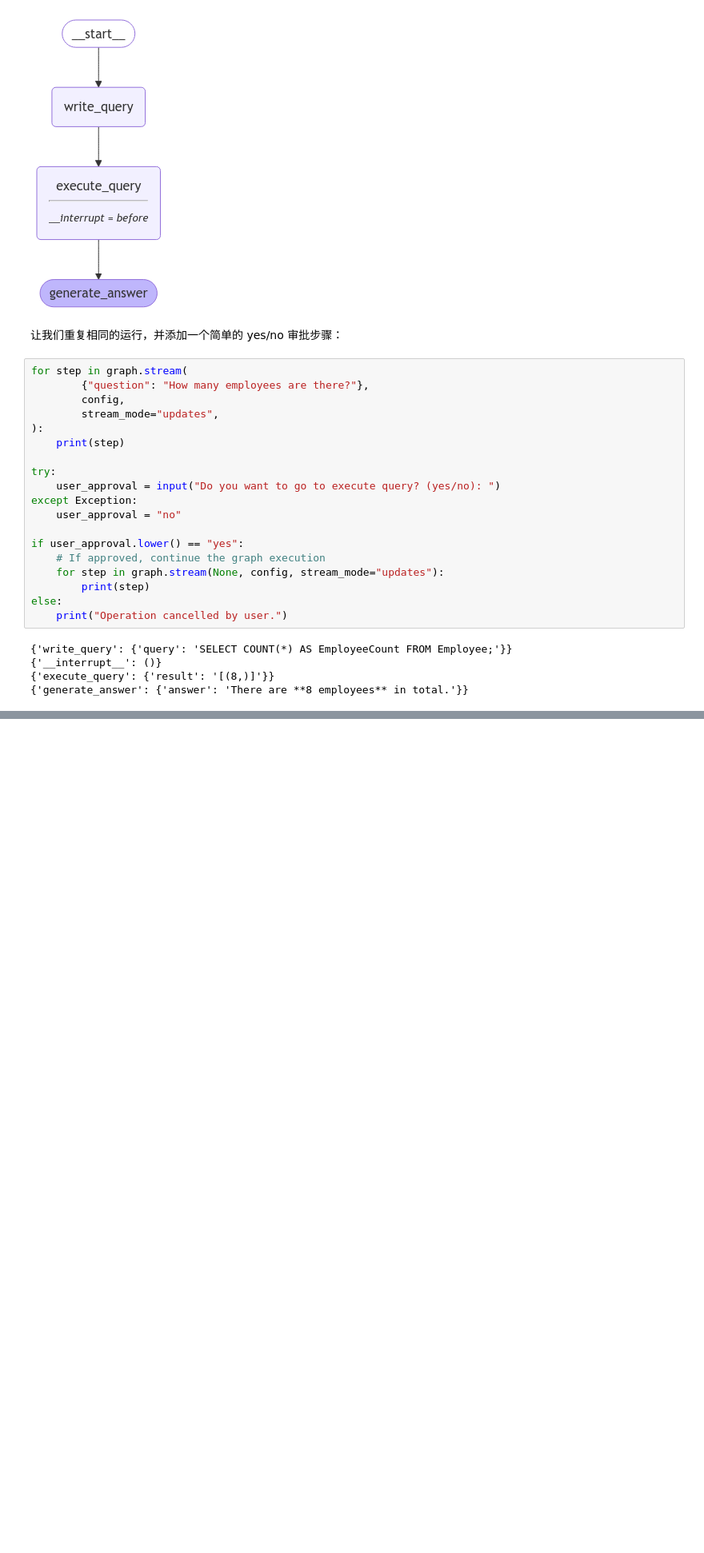
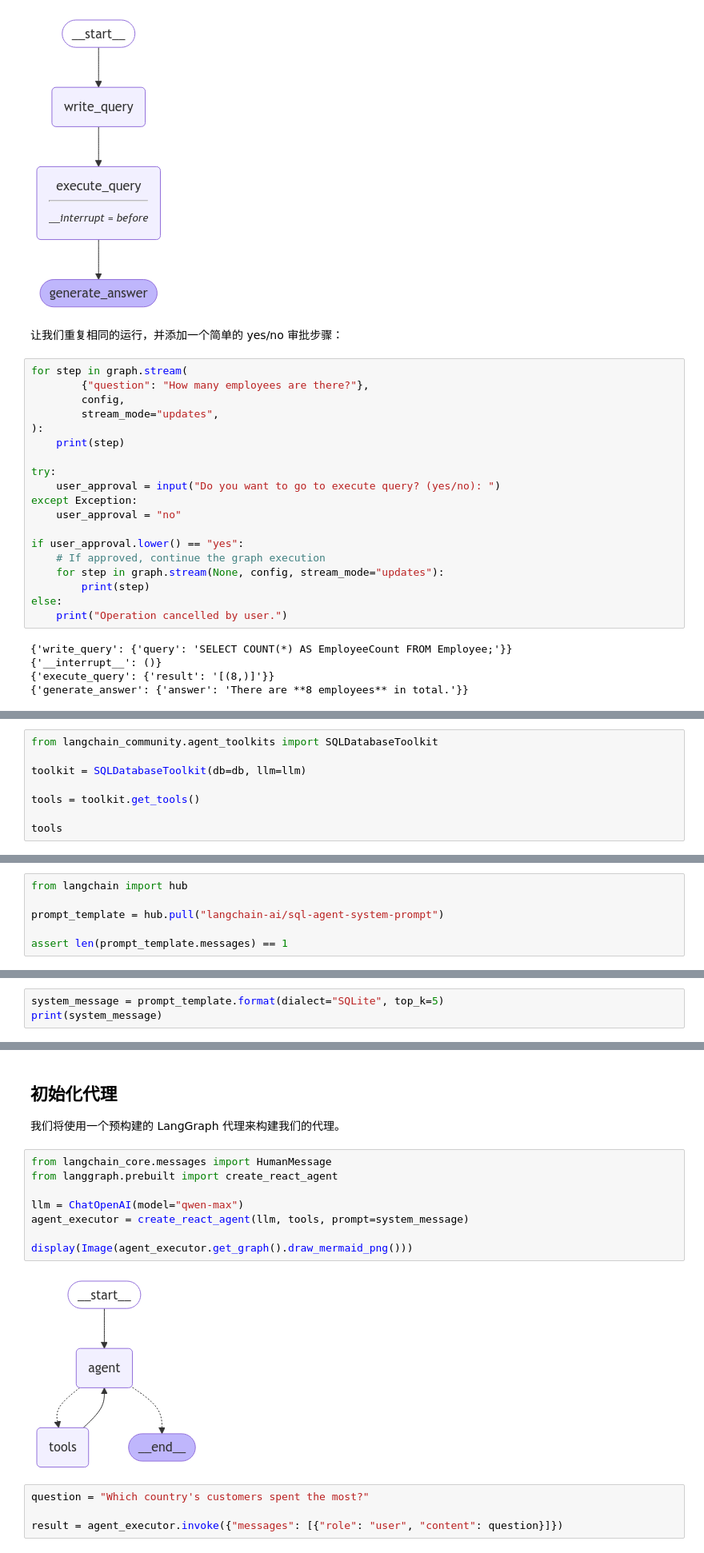
Before and after one commit to zhengjie9510/learn-langgraph, a Jupyter notebook: LangChain/Tutorials/Build a Question Answering system over SQL data.ipynb, the cells around one changed output, grey strips where cells are left out. Shown: that part at 80% size. Saved outputs shown, nothing was run; the diff lists cells and outputs as text; blank space fills up the shorter version.

```diff
--- a/LangChain/Tutorials/Build a Question Answering system over SQL data.ipynb
+++ b/LangChain/Tutorials/Build a Question Answering system over SQL data.ipynb
@@ -264,0 +281,8 @@ else:
+# %%
+from langchain_community.agent_toolkits import SQLDatabaseToolkit
+
+toolkit = SQLDatabaseToolkit(db=db, llm=llm)
+
+tools = toolkit.get_tools()
+
+tools
@@ -264,0 +298,6 @@ else:
+# %%
+from langchain import hub
+
+prompt_template = hub.pull("langchain-ai/sql-agent-system-prompt")
+
+assert len(prompt_template.messages) == 1
@@ -264,0 +306,3 @@ else:
+# %%
+system_message = prompt_template.format(dialect="SQLite", top_k=5)
+print(system_message)
@@ -264,0 +324,18 @@ else:
+# %% [markdown]
+## 初始化代理
+
+我们将使用一个预构建的 LangGraph 代理来构建我们的代理。
+# %%
+from langchain_core.messages import HumanMessage
+from langgraph.prebuilt import create_react_agent
+
+llm = ChatOpenAI(model="qwen-max")
+agent_executor = create_react_agent(llm, tools, prompt=system_message)
+
+display(Image(agent_executor.get_graph().draw_mermaid_png()))
+# %% [output]
+[figure, added]
+# %%
+question = "Which country's customers spent the most?"
+
+result = agent_executor.invoke({"messages": [{"role": "user", "content": question}]})
```
Also changed, not shown: parts of 23 cells of this notebook.
